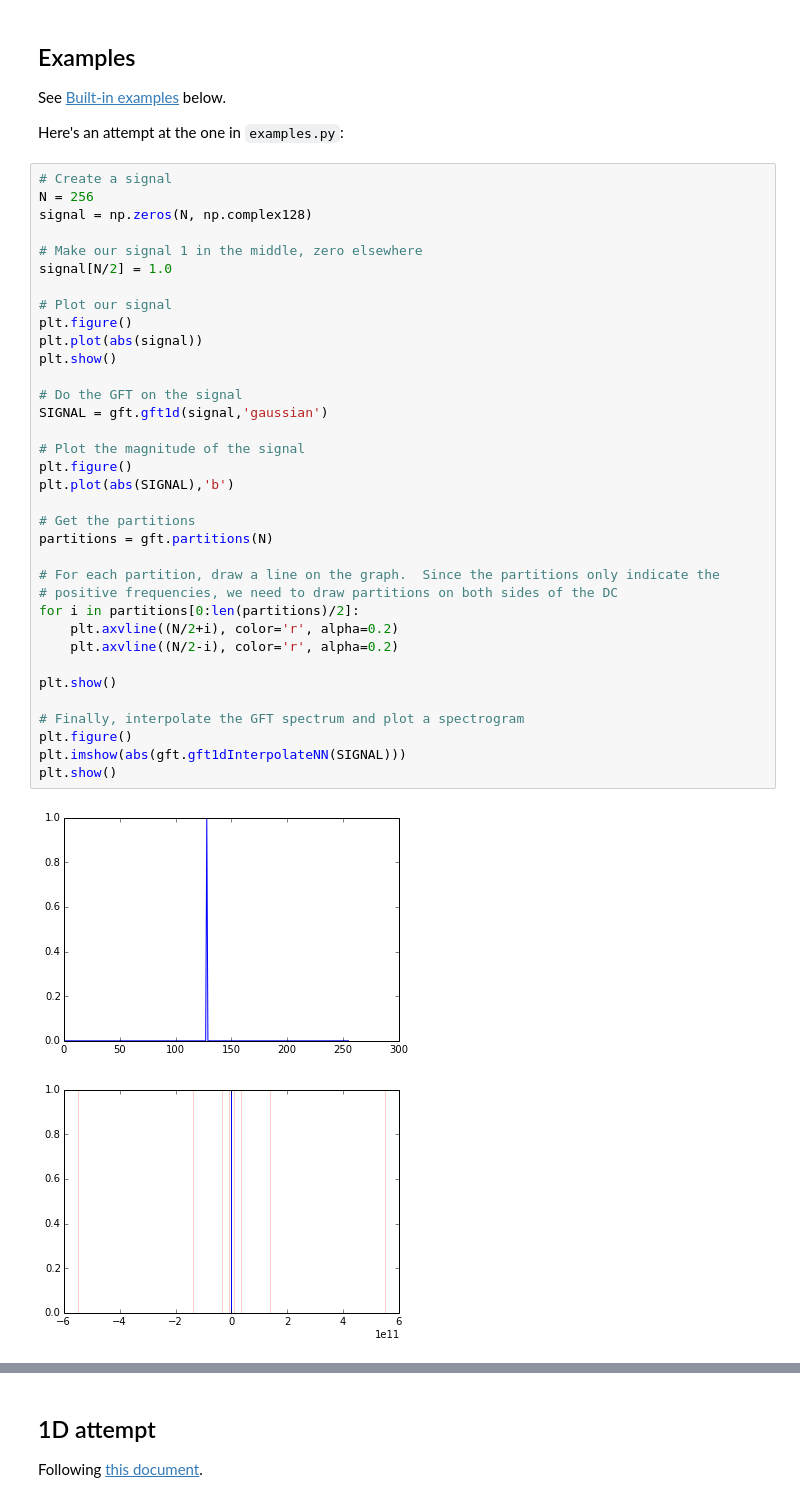
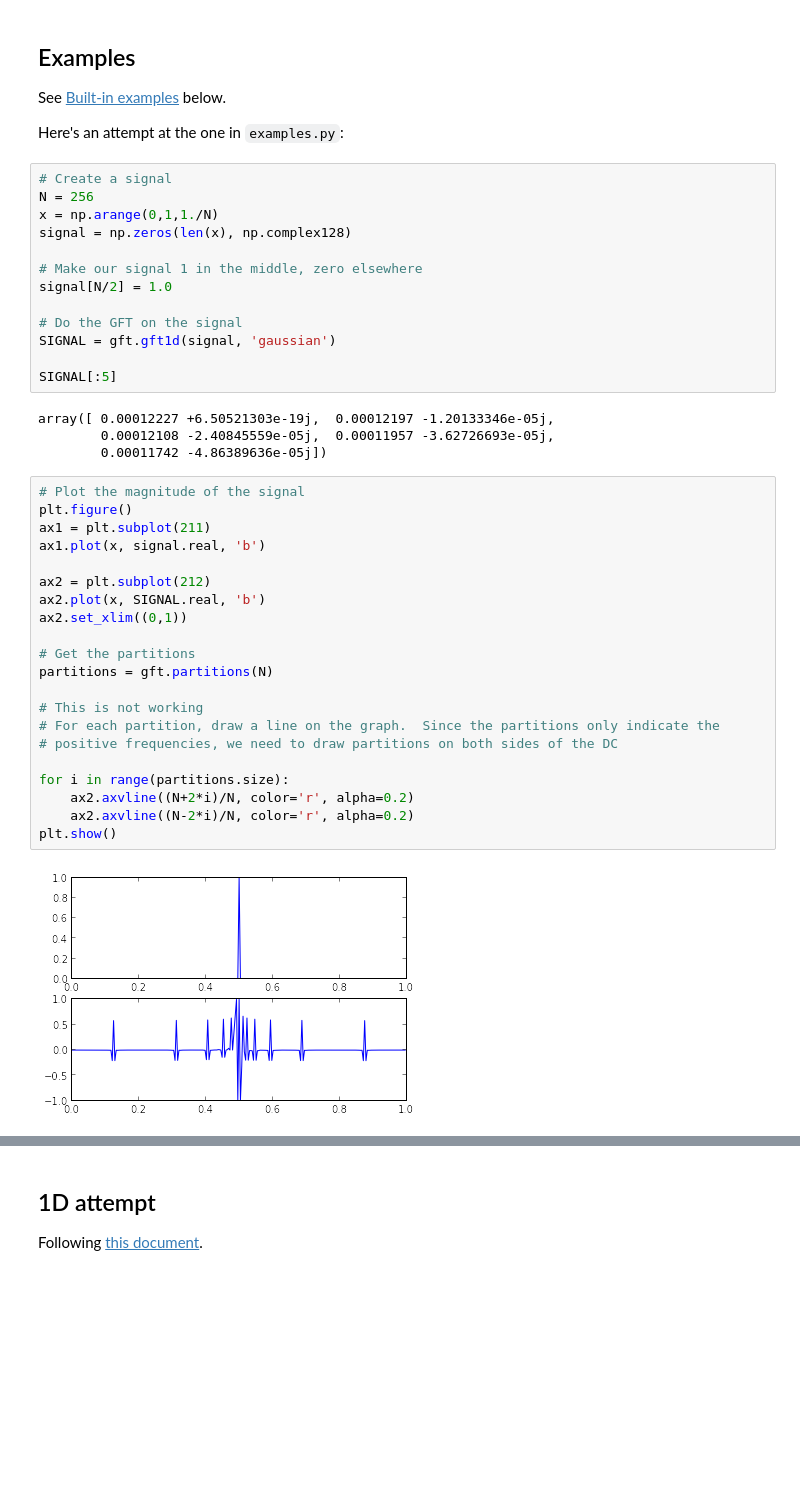
Before and after one commit to kwinkunks/timefreak, a Jupyter notebook: gft.ipynb, the cells around one changed output, grey strips where cells are left out. Cells and saved outputs as stored; diff of their text form; blank space fills up the shorter version.

```diff
--- a/gft.ipynb
+++ b/gft.ipynb
@@ -14,41 +16,43 @@ import PyGFT as gft
 See [Built-in examples](#Built-in%20examples) below.
 
 Here's an attempt at the one in `examples.py`:
+# %%
+# Create a signal
+N = 256
+x = np.arange(0,1,1./N)
+signal = np.zeros(len(x), np.complex128)
+
+# Make our signal 1 in the middle, zero elsewhere
+signal[N/2] = 1.0
+
+# Do the GFT on the signal
+SIGNAL = gft.gft1d(signal, 'gaussian')
+
+SIGNAL[:5]
+# %% [output]
+array([ 0.00012227 +6.50521303e-19j,  0.00012197 -1.20133346e-05j,
+        0.00012108 -2.40845559e-05j,  0.00011957 -3.62726693e-05j,
+        0.00011742 -4.86389636e-05j])
 # %%
-# Create a signal
-N = 256
-signal = np.zeros(N, np.complex128)
-
-# Make our signal 1 in the middle, zero elsewhere
-signal[N/2] = 1.0
-
-# Plot our signal
-plt.figure()
-plt.plot(abs(signal))
-plt.show()
-
-# Do the GFT on the signal
-SIGNAL = gft.gft1d(signal,'gaussian')
-
 # Plot the magnitude of the signal
 plt.figure()
-plt.plot(abs(SIGNAL),'b')
+ax1 = plt.subplot(211)
+ax1.plot(x, signal.real, 'b')
+
+ax2 = plt.subplot(212)
+ax2.plot(x, SIGNAL.real, 'b')
+ax2.set_xlim((0,1))
 
 # Get the partitions
 partitions = gft.partitions(N)
 
+# This is not working
 # For each partition, draw a line on the graph.  Since the partitions only indicate the
 # positive frequencies, we need to draw partitions on both sides of the DC
-for i in partitions[0:len(partitions)/2]:
-    plt.axvline((N/2+i), color='r', alpha=0.2)
-    plt.axvline((N/2-i), color='r', alpha=0.2)
 
+for i in range(partitions.size):
+    ax2.axvline((N+2*i)/N, color='r', alpha=0.2)
+    ax2.axvline((N-2*i)/N, color='r', alpha=0.2)
 plt.show()
-
-# Finally, interpolate the GFT spectrum and plot a spectrogram
-plt.figure()
-plt.imshow(abs(gft.gft1dInterpolateNN(SIGNAL)))
-plt.show()
 # %% [output]
-[figure, old version]
+[figure, new version]
-[figure, removed]
```
Also changed, not shown: parts of 15 cells of this notebook.
